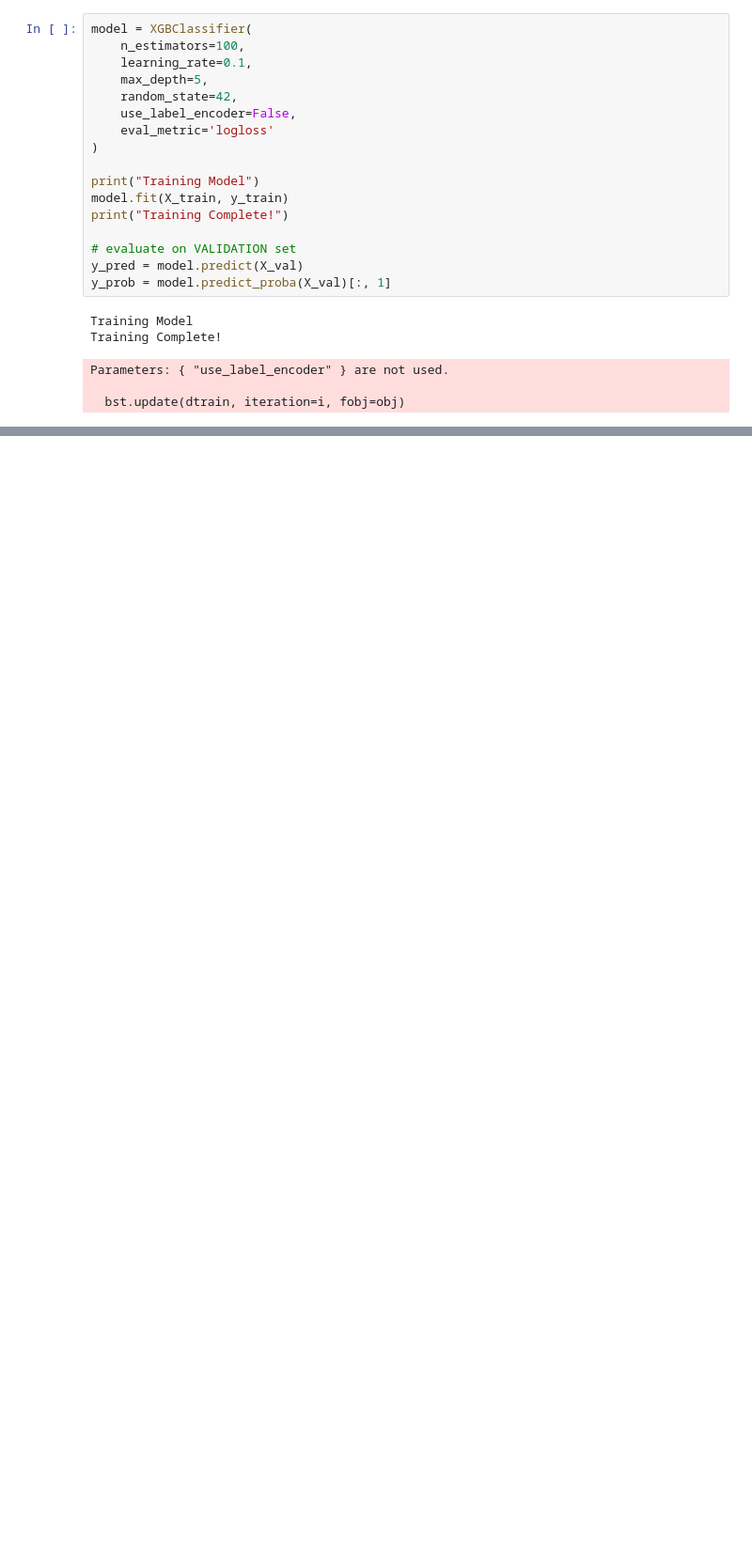
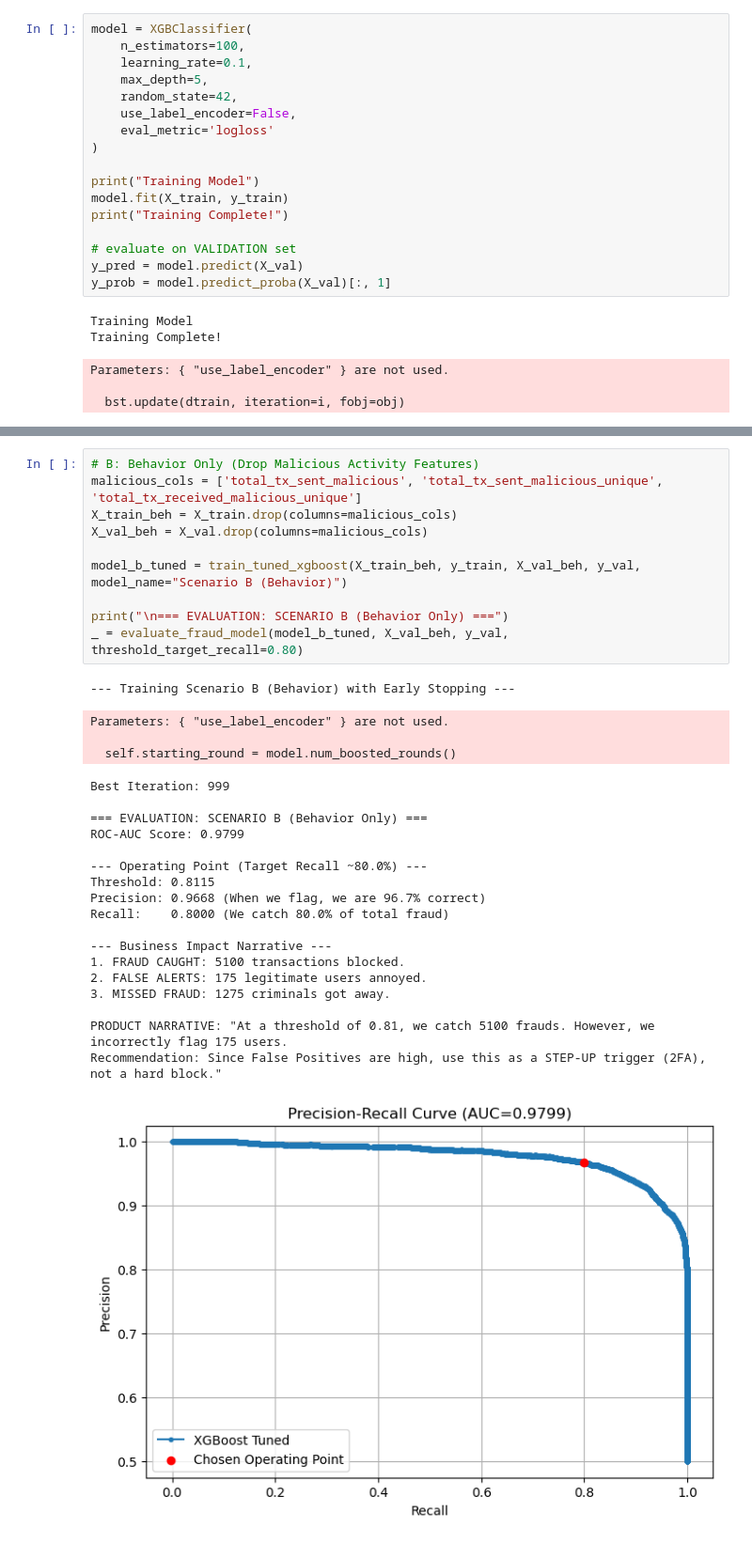
Before and after one commit to jessicabat/crypto-risk-scoring, a Jupyter notebook: notebooks/etfd.ipynb, the cells around one changed output, grey strips where cells are left out. Shown at 94% size. Drawn from its saved outputs; the diff is of its cells as text; blank space fills up the shorter version.

```diff
--- a/notebooks/etfd.ipynb
+++ b/notebooks/etfd.ipynb
@@ -297,0 +402,33 @@ VERDICT: The dataset is 'Hard'. XGBoost significantly outperformed the baseline.
+# %%
+# B: Behavior Only (Drop Malicious Activity Features)
+malicious_cols = ['total_tx_sent_malicious', 'total_tx_sent_malicious_unique', 'total_tx_received_malicious_unique']
+X_train_beh = X_train.drop(columns=malicious_cols)
+X_val_beh = X_val.drop(columns=malicious_cols)
+
+model_b_tuned = train_tuned_xgboost(X_train_beh, y_train, X_val_beh, y_val, model_name="Scenario B (Behavior)")
+
+print("\n=== EVALUATION: SCENARIO B (Behavior Only) ===")
+_ = evaluate_fraud_model(model_b_tuned, X_val_beh, y_val, threshold_target_recall=0.80)
+# %% [output]
+--- Training Scenario B (Behavior) with Early Stopping ---
+Parameters: { "use_label_encoder" } are not used.
+
+  self.starting_round = model.num_boosted_rounds()
+Best Iteration: 999
+
+=== EVALUATION: SCENARIO B (Behavior Only) ===
+ROC-AUC Score: 0.9799
+
+--- Operating Point (Target Recall ~80.0%) ---
+Threshold: 0.8115
+Precision: 0.9668 (When we flag, we are 96.7% correct)
+Recall:    0.8000 (We catch 80.0% of total fraud)
+
+--- Business Impact Narrative ---
+1. FRAUD CAUGHT: 5100 transactions blocked.
+2. FALSE ALERTS: 175 legitimate users annoyed.
+3. MISSED FRAUD: 1275 criminals got away.
+
+PRODUCT NARRATIVE: "At a threshold of 0.81, we catch 5100 frauds. However, we incorrectly flag 175 users.
+Recommendation: Since False Positives are high, use this as a STEP-UP trigger (2FA), not a hard block."
+[figure, added]
```
Also changed, not shown: parts of 21 cells of this notebook.
